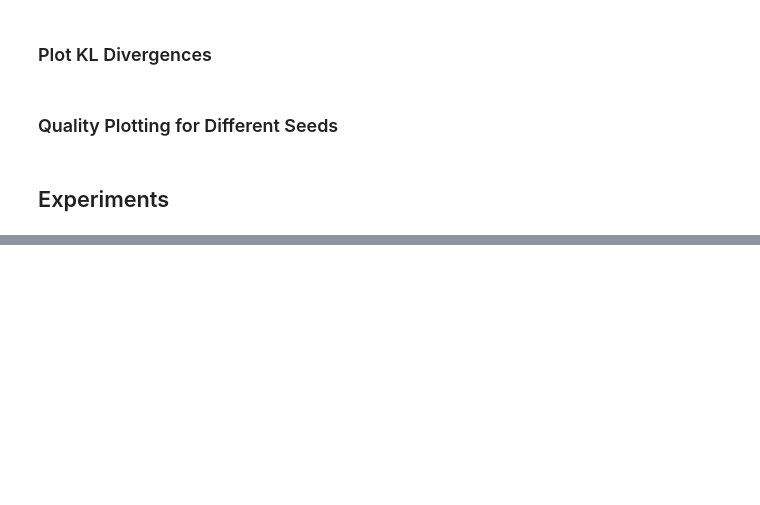
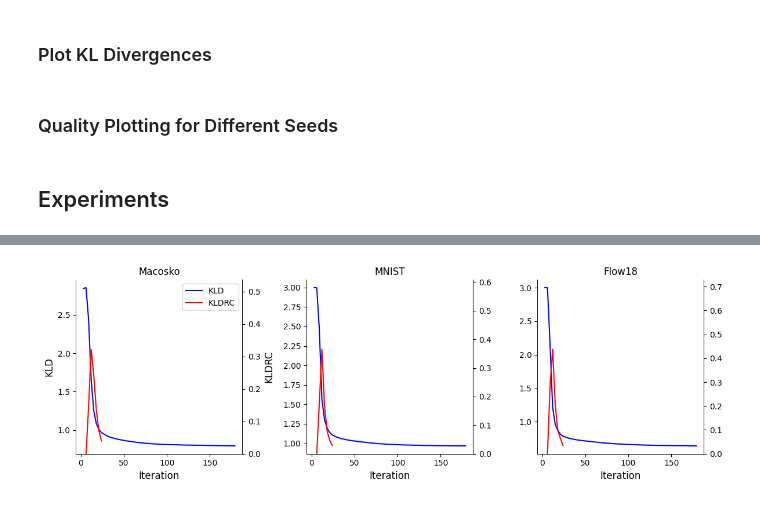
Before and after one commit to giSolve/thesis, a Jupyter notebook: code/notebooks/automated_stopping.ipynb, the cells around one changed output, grey strips where cells are left out. Cells and saved outputs as stored; diff of their text form; code cells hidden in the pictures; blank space fills up the shorter version.

```diff
--- a/code/notebooks/automated_stopping.ipynb
+++ b/code/notebooks/automated_stopping.ipynb
@@ -730,0 +647,4 @@ plot_embedding_grid_experiments(embeddings_dict, seeds, [0,1,2], cmap="tab20b")
+# %%
+plot_kld_monitors(embeddings_dict, [0,1,2], 42)
+# %% [output]
+[figure, added]
```
Also changed, not shown: parts of 17 cells of this notebook, 4 other files.
